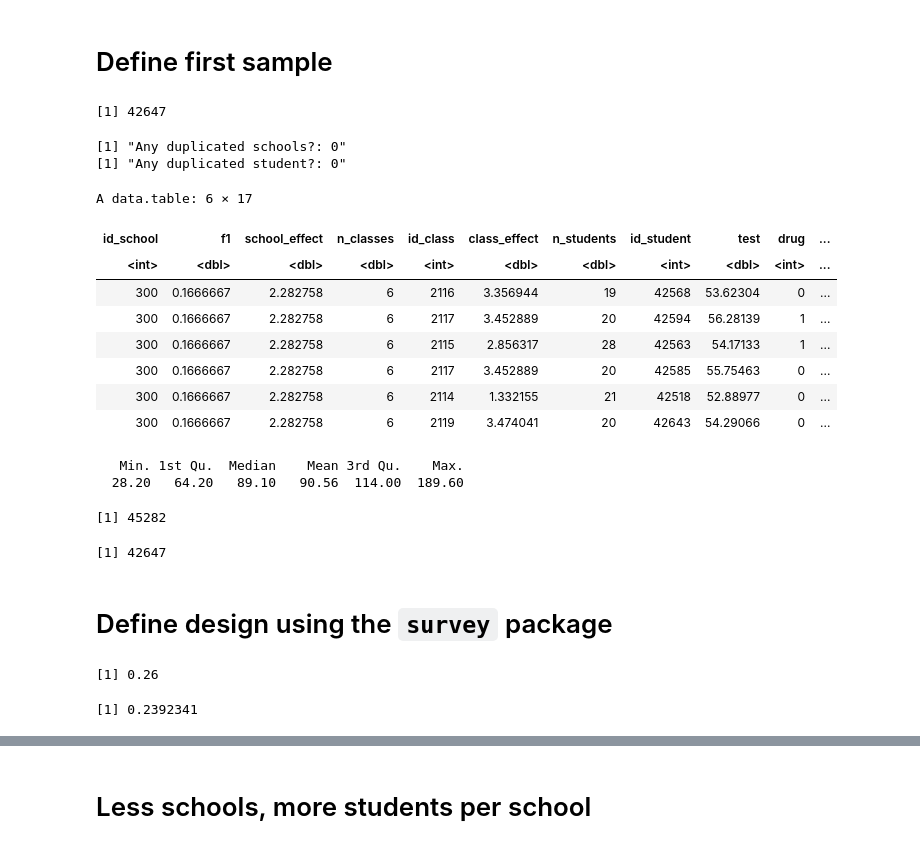
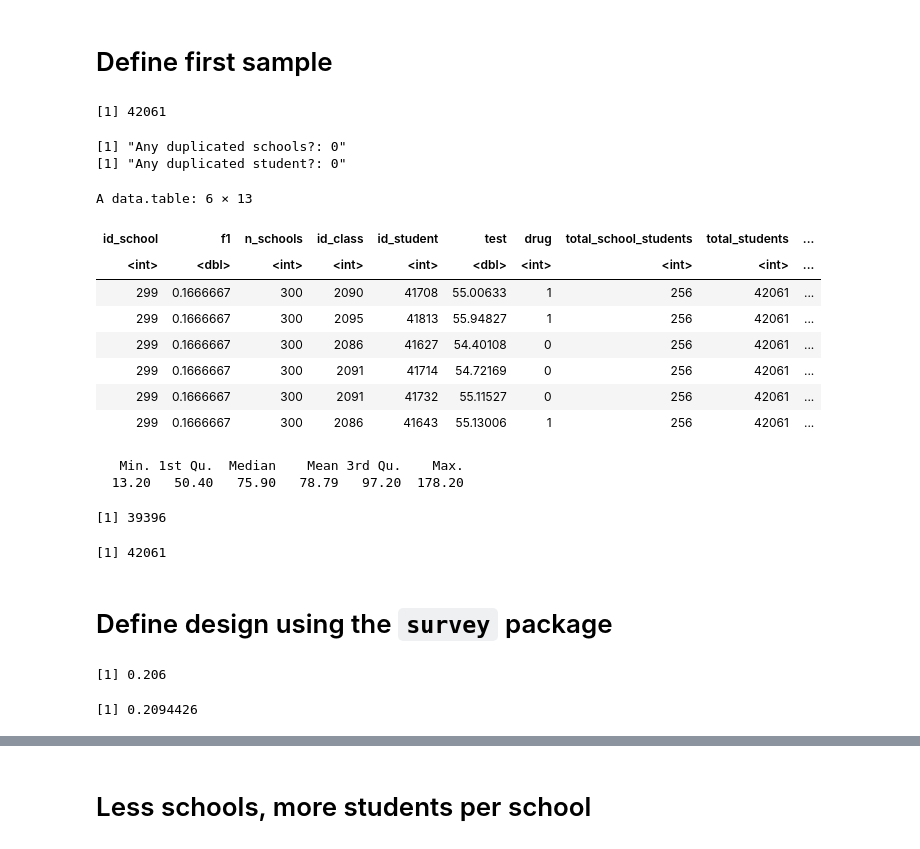
Before and after one commit to sdaza/survey-methods, a Jupyter notebook: code/2023-24/06-clustering.ipynb, the cells around one changed output, grey strips where cells are left out. Drawn from its saved outputs; the diff is of its cells as text; code cells hidden in the pictures.

```diff
--- a/code/2023-24/06-clustering.ipynb
+++ b/code/2023-24/06-clustering.ipynb
@@ -14,7 +14,9 @@ We are going to use the `simstudy` package.
 - Different number of classes
 - Different number of students
 # %%
-set.seed(12212022)
+set.seed(28112023)
+
+# school level data
 school = defData(
   varname = "school_effect", dist = "normal",
   formula = 2, variance = 0.5, id = "id_school"
@@ -30,8 +32,7 @@ dt_school = genData(300, school)
 
 # class level data
 class = defDataAdd(varname = "class_effect", dist = "normal", formula = 3, variance = 0.7)
-class = defDataAdd(class, varname = "n_students", dist = "noZeroPoisson",
-  formula = 20)
+class = defDataAdd(class, varname = "n_students", dist = "noZeroPoisson", formula = 20)
 
 dt_class = genCluster(dt_school,
   cLevelVar = "id_school",
@@ -54,3 +55,5 @@ dt_student = genCluster(dt_class, cLevelVar = "id_class",
 dt_student = addColumns(student, dt_student)
 dt_student[, n_schools := length(unique((id_school)))]
 dt = list('school'=dt_school, 'class'=dt_class, 'student'=dt_student)
+
+df = dt_student[, .(id_school, n_schools, id_class, id_student, test, drug)]
@@ -100,55 +107,56 @@ print(paste0('Drug use ICC: ', round(drug_icc, 3)))
 # Define first sample
 # %%
 # number of students
-nrow(dt_student)
+nrow(df)
 # %% [output]
-[1] 42647
+[1] 42061
 # %%
-set.seed(12212022)
 sample_schools = 50
 sample_students = 10
+
 cl = dt_school[sample(nrow(dt_school), size=sample_schools),][, .(id_school)]
+print(paste0('Any duplicated schools?: ', anyDuplicated(cl$id_school)))
 
-print(paste0('Any duplicated schools?: ', anyDuplicated(cl$id_school)))
 cl[, f1 := sample_schools/nrow(dt_school)]
-dt_student[, total_school_students := .N, by=id_school]
-dt_student[, total_students := .N]
 
-cl = merge(cl, dt_student, by='id_school')
+df[, total_school_students := .N, by=id_school]
+df[, total_students := .N]
+
+cl = merge(cl, df, by='id_school')
 cl = cl[,.SD[sample(.N, min(sample_students, .N))], by = id_school]
 print(paste0('Any duplicated student?: ', anyDuplicated(cl$id_student)))
 
 cl[, f2 := .N/total_school_students, by=id_school]
 cl[, w1 := 1/f1]
 cl[, w2 := 1/f2]
-cl[, w := w1*w2]
+cl[, weight := w1*w2]
 tail(cl)
 # %% [output]
 [1] "Any duplicated schools?: 0"
 [1] "Any duplicated student?: 0"
-A data.table: 6 × 17
+A data.table: 6 × 13
-| id_school | f1 | school_effect | n_classes | id_class | class_effect | n_students | id_student | test | drug | ... |
-| <int> | <dbl> | <dbl> | <dbl> | <int> | <dbl> | <dbl> | <int> | <dbl> | <int> | ... |
-| 300 | 0.1666667 | 2.282758 | 6 | 2116 | 3.356944 | 19 | 42568 | 53.62304 | 0 | ... |
-| 300 | 0.1666667 | 2.282758 | 6 | 2117 | 3.452889 | 20 | 42594 | 56.28139 | 1 | ... |
-| 300 | 0.1666667 | 2.282758 | 6 | 2115 | 2.856317 | 28 | 42563 | 54.17133 | 1 | ... |
-| 300 | 0.1666667 | 2.282758 | 6 | 2117 | 3.452889 | 20 | 42585 | 55.75463 | 0 | ... |
-| 300 | 0.1666667 | 2.282758 | 6 | 2114 | 1.332155 | 21 | 42518 | 52.88977 | 0 | ... |
-| 300 | 0.1666667 | 2.282758 | 6 | 2119 | 3.474041 | 20 | 42643 | 54.29066 | 0 | ... |
+| id_school | f1 | n_schools | id_class | id_student | test | drug | total_school_students | total_students | ... |
+| <int> | <dbl> | <int> | <int> | <int> | <dbl> | <int> | <int> | <int> | ... |
+| 299 | 0.1666667 | 300 | 2090 | 41708 | 55.00633 | 1 | 256 | 42061 | ... |
+| 299 | 0.1666667 | 300 | 2095 | 41813 | 55.94827 | 1 | 256 | 42061 | ... |
+| 299 | 0.1666667 | 300 | 2086 | 41627 | 54.40108 | 0 | 256 | 42061 | ... |
+| 299 | 0.1666667 | 300 | 2091 | 41714 | 54.72169 | 0 | 256 | 42061 | ... |
+| 299 | 0.1666667 | 300 | 2091 | 41732 | 55.11527 | 0 | 256 | 42061 | ... |
+| 299 | 0.1666667 | 300 | 2086 | 41643 | 55.13006 | 1 | 256 | 42061 | ... |
 # %%
-summary(cl$w)
+summary(cl$weight)
 # %% [output]
    Min. 1st Qu.  Median    Mean 3rd Qu.    Max.
-  28.20   64.20   89.10   90.56  114.00  189.60
+  13.20   50.40   75.90   78.79   97.20  178.20
 # %%
 # sum of weigths
-round(sum(cl$w))
+round(sum(cl$weight))
 
 # vs population size
 nrow(dt_student)
 # %% [output]
-[1] 45282
+[1] 39396
-[1] 42647
+[1] 42061
 # %% [markdown]
 # Define design using the `survey` package
 # %%
@@ -156,7 +164,7 @@ d_cl_0 = svydesign(id = ~ 0, data = cl, fpc = ~ total_students)
 d_cl_1 = svydesign(id = ~ id_school, data = cl, probs = ~f1+f2, fpc = ~n_schools)
 # %%
 mean(cl$drug)
-weighted.mean(cl$drug, cl$w)
+weighted.mean(cl$drug, cl$weight)
 # %% [output]
-[1] 0.26
+[1] 0.206
-[1] 0.2392341
+[1] 0.2094426
```
Also changed, not shown: parts of 27 cells of this notebook, 4 other files.
